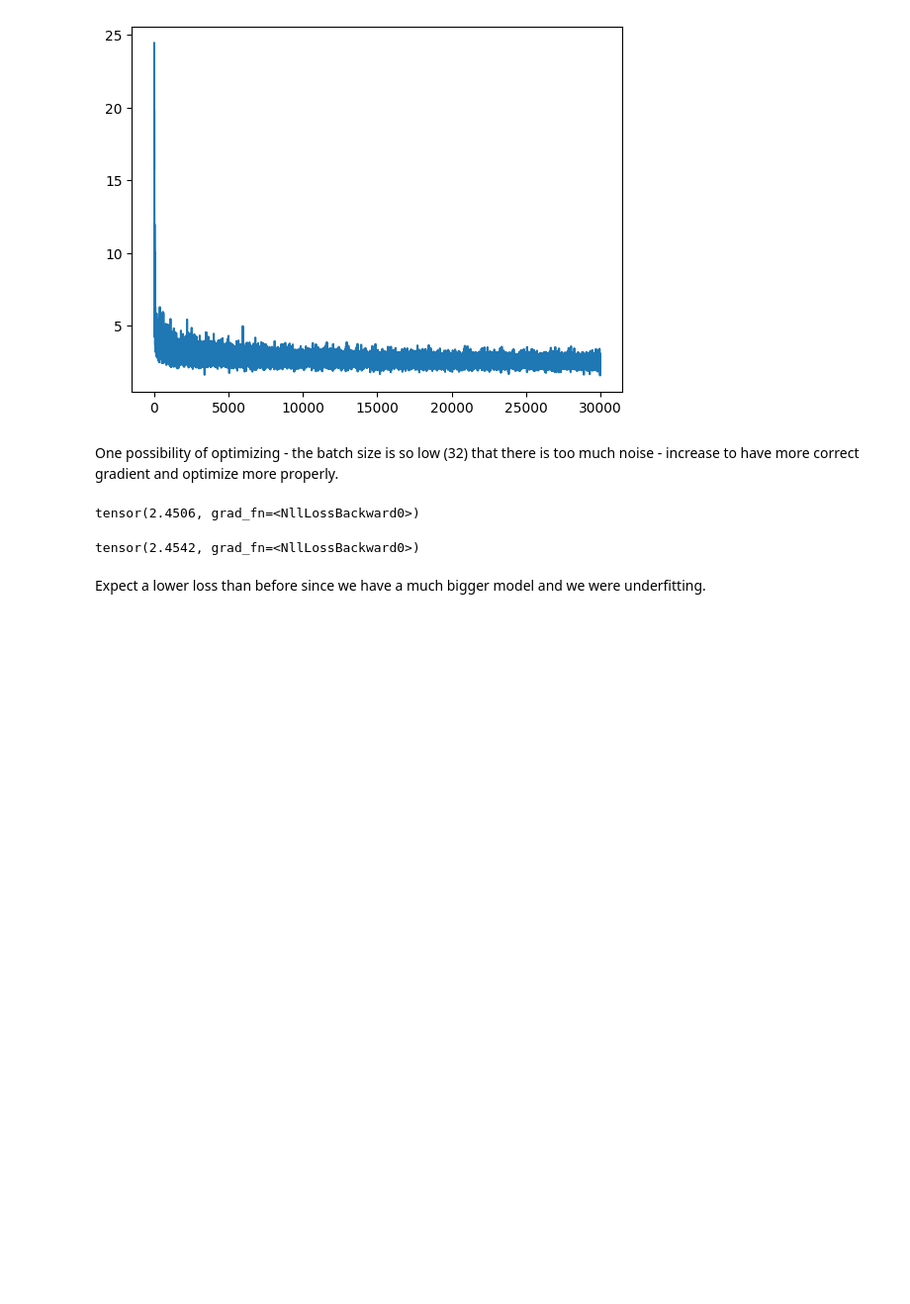
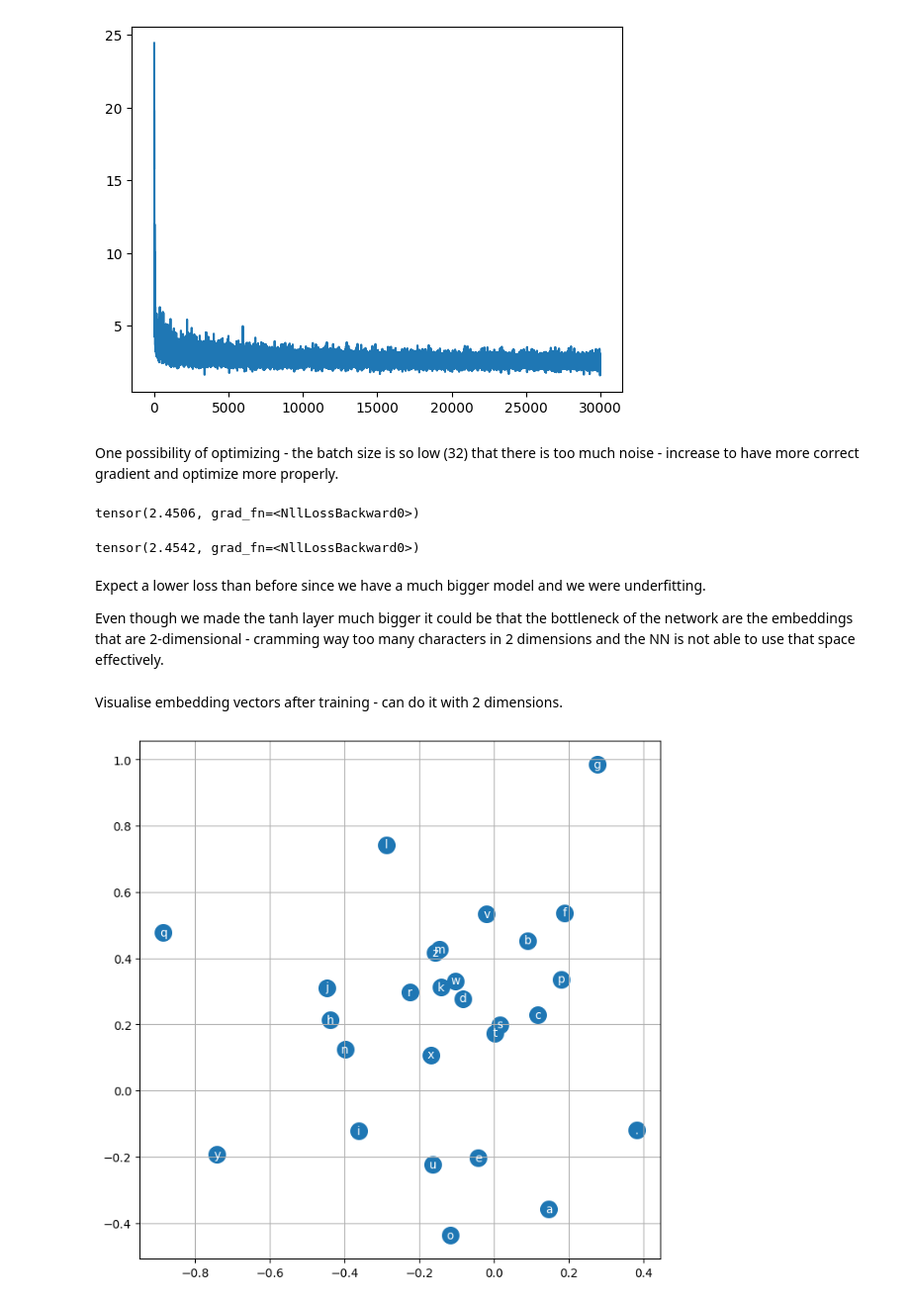
Before and after one commit to martush/martush_notebooks, a Jupyter notebook: Char_Level_Language_Model_MLP.ipynb, the cells around one changed output. Shown at 99% size. Saved outputs shown, nothing was run; the diff lists cells and outputs as text; code cells hidden in the pictures; blank space fills up the shorter version.

```diff
--- a/Char_Level_Language_Model_MLP.ipynb
+++ b/Char_Level_Language_Model_MLP.ipynb
@@ -1078,5 +1078,18 @@ loss = F.cross_entropy(logits, Ydev)
 loss
 # %% [output]
 tensor(2.4542, grad_fn=<NllLossBackward0>)
-# %% [markdown]
-Expect a lower loss than before since we have a much bigger model and we were underfitting.
+# %% [markdown]
+Expect a lower loss than before since we have a much bigger model and we were underfitting.
+
+Even though we made the tanh layer much bigger it could be that the bottleneck of the network are the embeddings that are 2-dimensional - cramming way too many characters in 2 dimensions and the NN is not able to use that space effectively.
+# %% [markdown]
+Visualise embedding vectors after training - can do it with 2 dimensions.
+# %%
+# visualize dimensions 0 and 1 of the embedding matrix C for all characters
+plt.figure(figsize=(8,8))
+plt.scatter(C[:,0].data, C[:,1].data, s=200)
+for i in range(C.shape[0]):
+    plt.text(C[i,0].item(), C[i,1].item(), itos[i], ha="center", va="center", color='white')
+plt.grid('minor')
+# %% [output]
+[figure, added]
```
